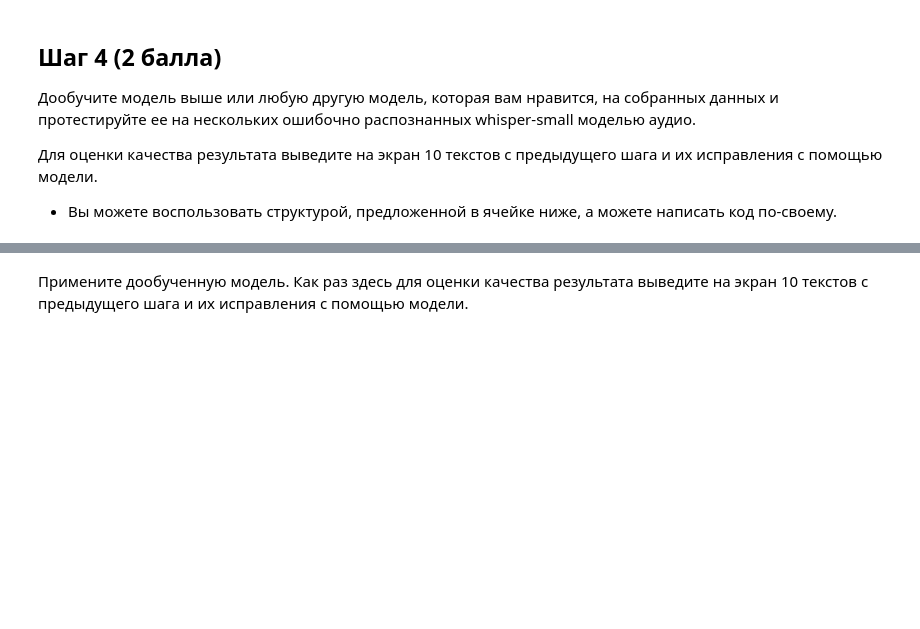
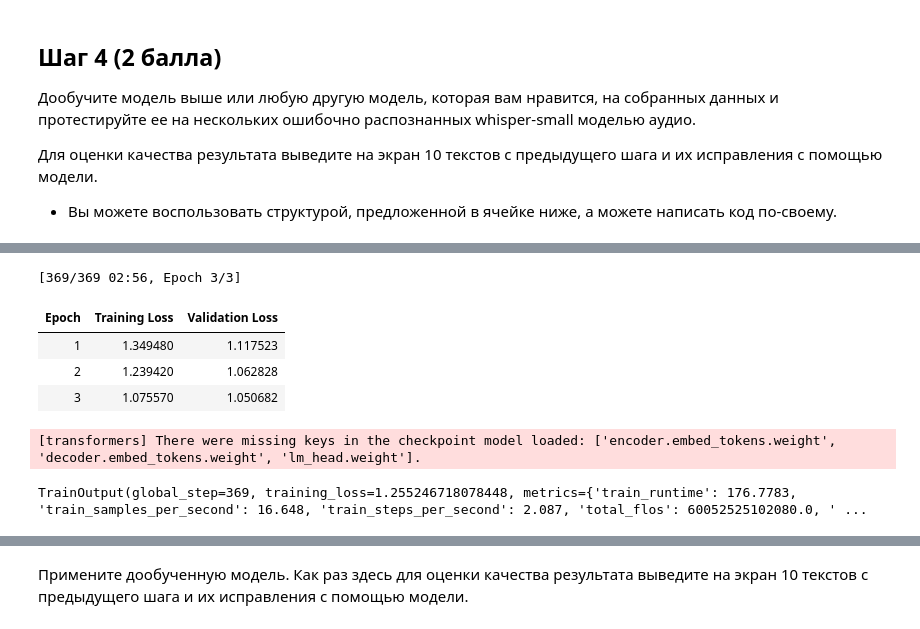
Before and after one commit to just-hw/GEN_HW1, a Jupyter notebook: Hometasks/Base/GenDL_HT1_base_2026.ipynb, the cells around one changed output, grey strips where cells are left out. Cells and saved outputs as stored; diff of their text form; code cells hidden in the pictures; blank space fills up the shorter version.

```diff
--- a/Hometasks/Base/GenDL_HT1_base_2026.ipynb
+++ b/Hometasks/Base/GenDL_HT1_base_2026.ipynb
@@ -1078,0 +1047,52 @@ ValueError: pyarrow.lib.IpcReadOptions size changed, may indicate binary incompa
+# %%
+data_collator = DataCollatorForSeq2Seq(
+    tokenizer=sc_tokenizer,
+    model=sc_model,
+)
+
+training_args = Seq2SeqTrainingArguments(
+    output_dir="./t5-russian-spell-finetuned",
+
+    learning_rate=2e-5,
+
+    per_device_train_batch_size=8,
+    per_device_eval_batch_size=8,
+
+    num_train_epochs=3,
+
+    eval_strategy="epoch",
+    save_strategy="epoch",
+
+    load_best_model_at_end=True,
+    metric_for_best_model="eval_loss",
+    greater_is_better=False,
+
+    save_total_limit=2,
+
+    fp16=torch.cuda.is_available(),
+
+    logging_steps=20,
+    report_to="none",
+)
+# %%
+# запускаем обучение
+trainer = Seq2SeqTrainer(
+    model=sc_model,
+    args=training_args,
+
+    train_dataset=tokenized_dataset["train"],
+    eval_dataset=tokenized_dataset["test"],
+
+    data_collator=data_collator,
+
+    processing_class=sc_tokenizer,
+)
+trainer.train()
+# %% [output]
+[369/369 02:56, Epoch 3/3]
+| Epoch | Training Loss | Validation Loss |
+| 1 | 1.349480 | 1.117523 |
+| 2 | 1.239420 | 1.062828 |
+| 3 | 1.075570 | 1.050682 |
+[transformers] There were missing keys in the checkpoint model loaded: ['encoder.embed_tokens.weight', 'decoder.embed_tokens.weight', 'lm_head.weight'].
+TrainOutput(global_step=369, training_loss=1.255246718078448, metrics={'train_runtime': 176.7783, 'train_samples_per_second': 16.648, 'train_steps_per_second': 2.087, 'total_flos': 60052525102080.0, ' ...
```
Also changed, not shown: parts of 12 cells of this notebook.
